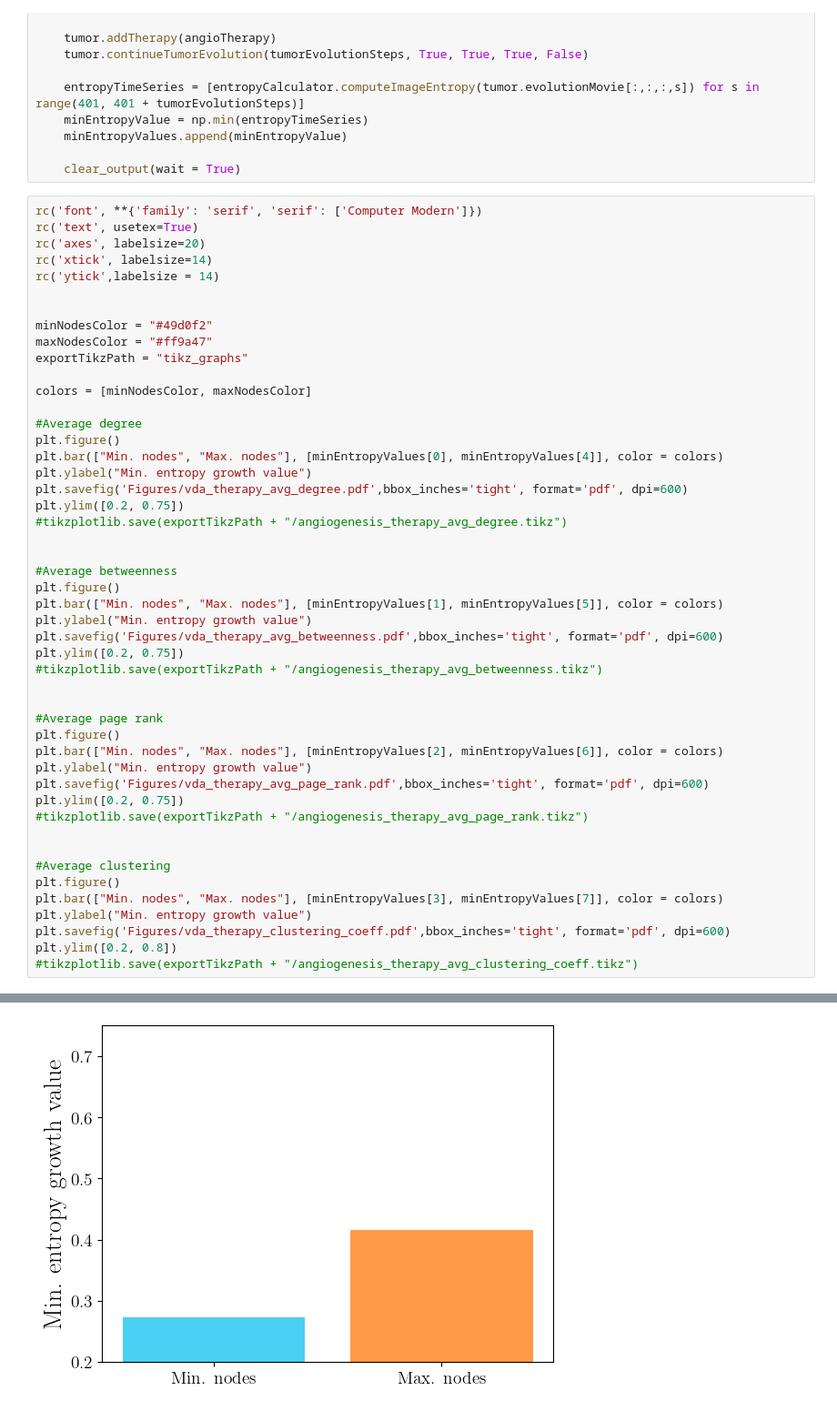
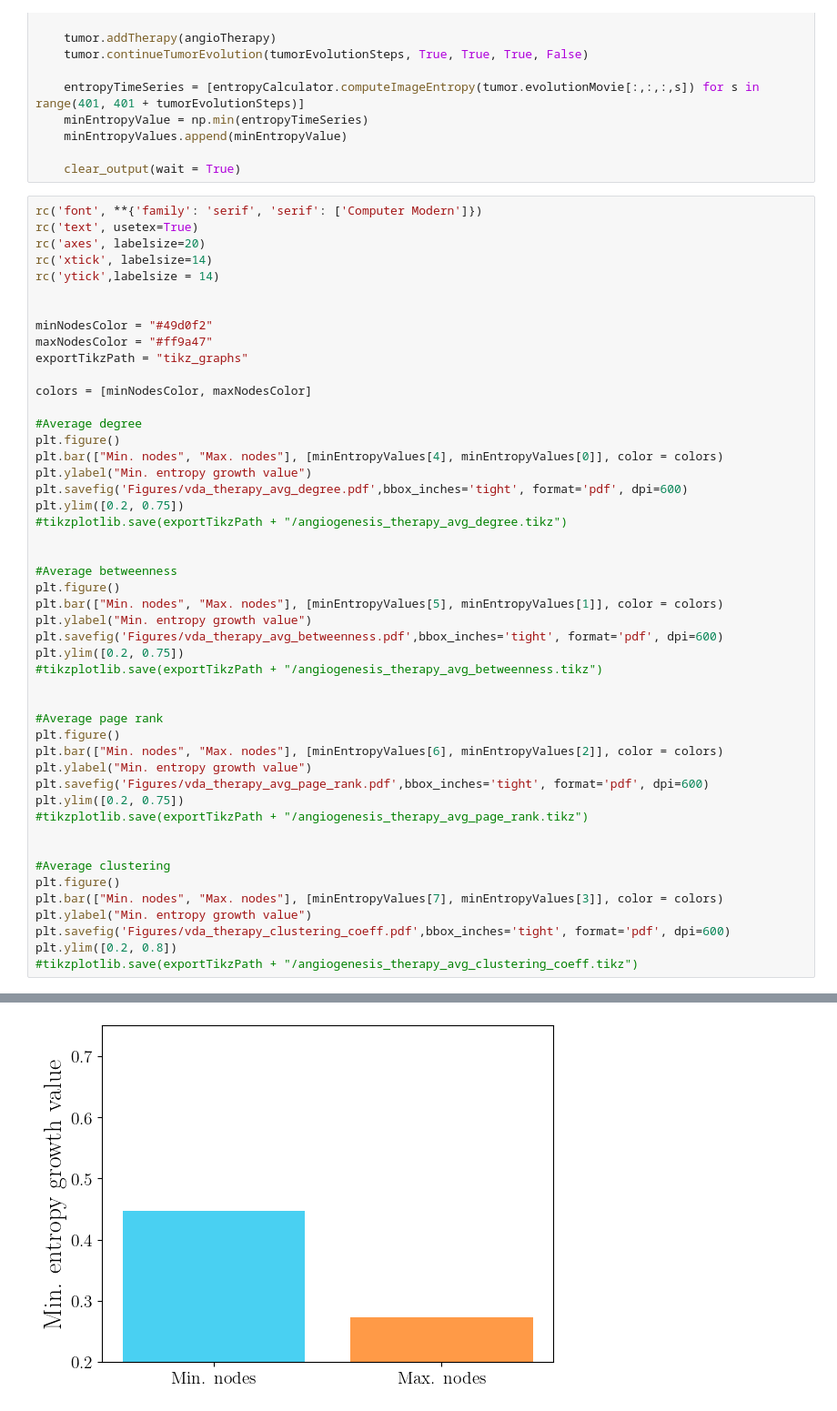
Before and after one commit to walup/Synchro_Angiogenesis_Model, a Jupyter notebook: tests_graph_analysis.ipynb, the cells around one changed output, grey strips where cells are left out. Shown at 91% size. Saved outputs shown, nothing was run; the diff lists cells and outputs as text.

```diff
--- a/tests_graph_analysis.ipynb
+++ b/tests_graph_analysis.ipynb
@@ -340,7 +340,7 @@ colors = [minNodesColor, maxNodesColor]
 
 #Average degree
 plt.figure()
-plt.bar(["Min. nodes", "Max. nodes"], [minEntropyValues[0], minEntropyValues[4]], color = colors)
+plt.bar(["Min. nodes", "Max. nodes"], [minEntropyValues[4], minEntropyValues[0]], color = colors)
 plt.ylabel("Min. entropy growth value")
 plt.savefig('Figures/vda_therapy_avg_degree.pdf',bbox_inches='tight', format='pdf', dpi=600)
 plt.ylim([0.2, 0.75])
@@ -349,7 +349,7 @@ plt.ylim([0.2, 0.75])
 
 #Average betweenness
 plt.figure()
-plt.bar(["Min. nodes", "Max. nodes"], [minEntropyValues[1], minEntropyValues[5]], color = colors)
+plt.bar(["Min. nodes", "Max. nodes"], [minEntropyValues[5], minEntropyValues[1]], color = colors)
 plt.ylabel("Min. entropy growth value")
 plt.savefig('Figures/vda_therapy_avg_betweenness.pdf',bbox_inches='tight', format='pdf', dpi=600)
 plt.ylim([0.2, 0.75])
@@ -358,7 +358,7 @@ plt.ylim([0.2, 0.75])
 
 #Average page rank
 plt.figure()
-plt.bar(["Min. nodes", "Max. nodes"], [minEntropyValues[2], minEntropyValues[6]], color = colors)
+plt.bar(["Min. nodes", "Max. nodes"], [minEntropyValues[6], minEntropyValues[2]], color = colors)
 plt.ylabel("Min. entropy growth value")
 plt.savefig('Figures/vda_therapy_avg_page_rank.pdf',bbox_inches='tight', format='pdf', dpi=600)
 plt.ylim([0.2, 0.75])
@@ -367,7 +367,7 @@ plt.ylim([0.2, 0.75])
 
 #Average clustering
 plt.figure()
-plt.bar(["Min. nodes", "Max. nodes"], [minEntropyValues[3], minEntropyValues[7]], color = colors)
+plt.bar(["Min. nodes", "Max. nodes"], [minEntropyValues[7], minEntropyValues[3]], color = colors)
 plt.ylabel("Min. entropy growth value")
 plt.savefig('Figures/vda_therapy_clustering_coeff.pdf',bbox_inches='tight', format='pdf', dpi=600)
 plt.ylim([0.2, 0.8])
@@ -379 +379 @@ plt.ylim([0.2, 0.8])
-[figure, old version]
+[figure, new version]
```
Also changed, not shown: parts of 1 cell of this notebook, 2 other files.
